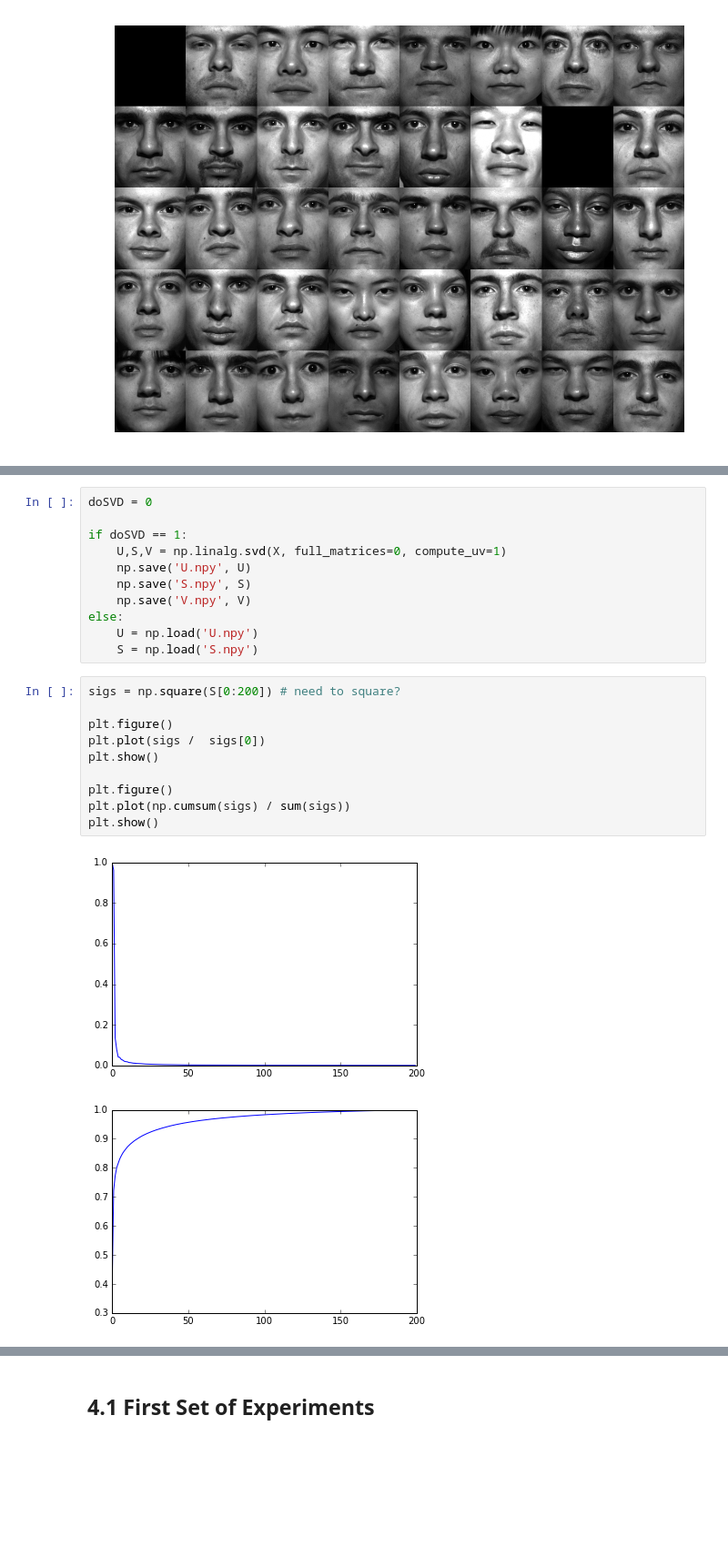
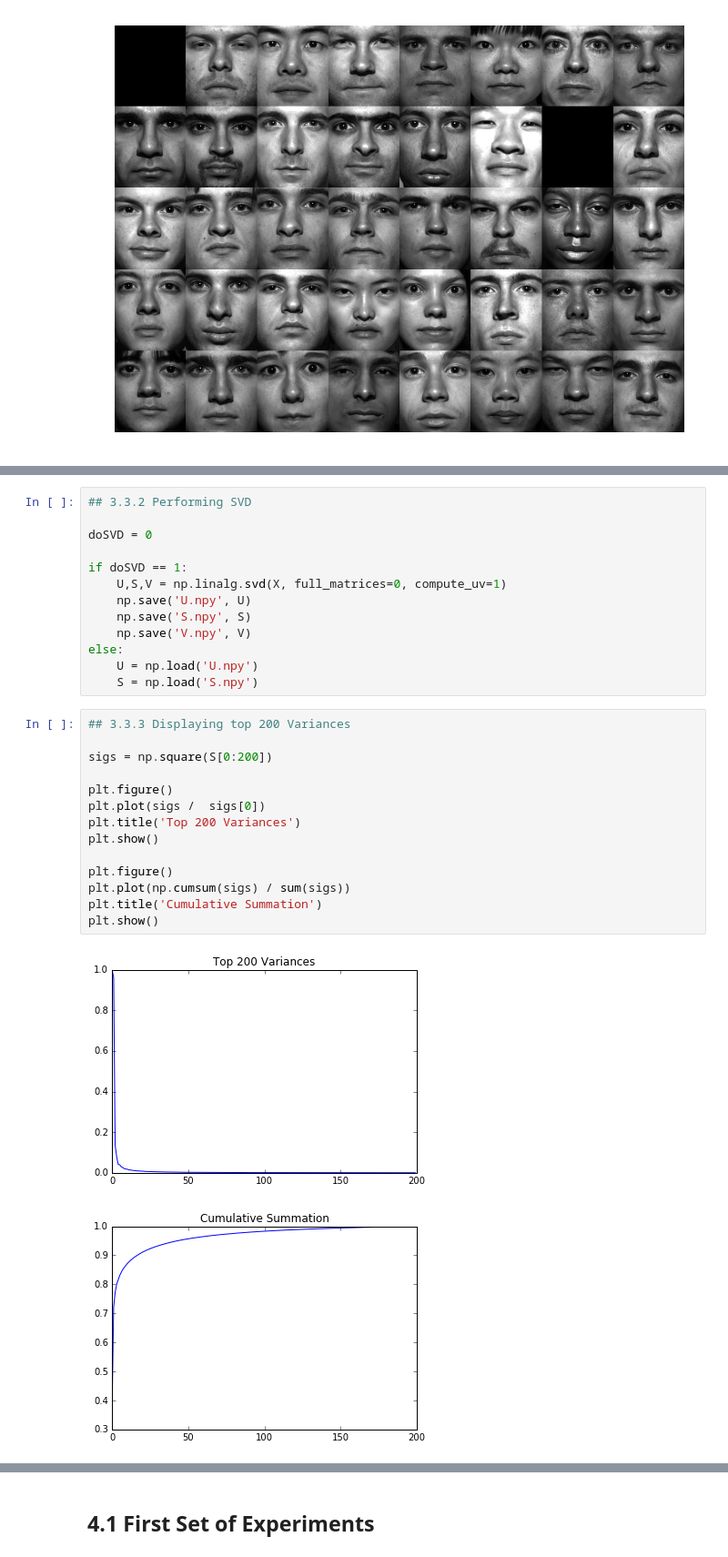
Before and after one commit to devanshg25/Facial_Recognition_Software, a Jupyter notebook: devanshg_tzjin_project1.ipynb, the cells around one changed output, grey strips where cells are left out. Shown at 91% size. Saved outputs shown, nothing was run; the diff lists cells and outputs as text; blank space fills up the shorter version.

```diff
--- a/devanshg_tzjin_project1.ipynb
+++ b/devanshg_tzjin_project1.ipynb
@@ -63,6 +67,8 @@ plt.show()
 # %% [output]
 [figure]
 # %%
+## 3.3.2 Performing SVD
+
 doSVD = 0
 
 if doSVD == 1:
@@ -74,16 +80,20 @@ else:
     U = np.load('U.npy')
     S = np.load('S.npy')
 # %%
-sigs = np.square(S[0:200]) # need to square?
+## 3.3.3 Displaying top 200 Variances
+
+sigs = np.square(S[0:200])
 
 plt.figure()
 plt.plot(sigs /  sigs[0])
+plt.title('Top 200 Variances')
 plt.show()
 
 plt.figure()
 plt.plot(np.cumsum(sigs) / sum(sigs))
+plt.title('Cumulative Summation')
 plt.show()
 # %% [output]
-[figure, old version]
+[figure, new version]
-[figure, old version]
+[figure, new version]
 # %%
```
Also changed, not shown: parts of 30 cells of this notebook.
